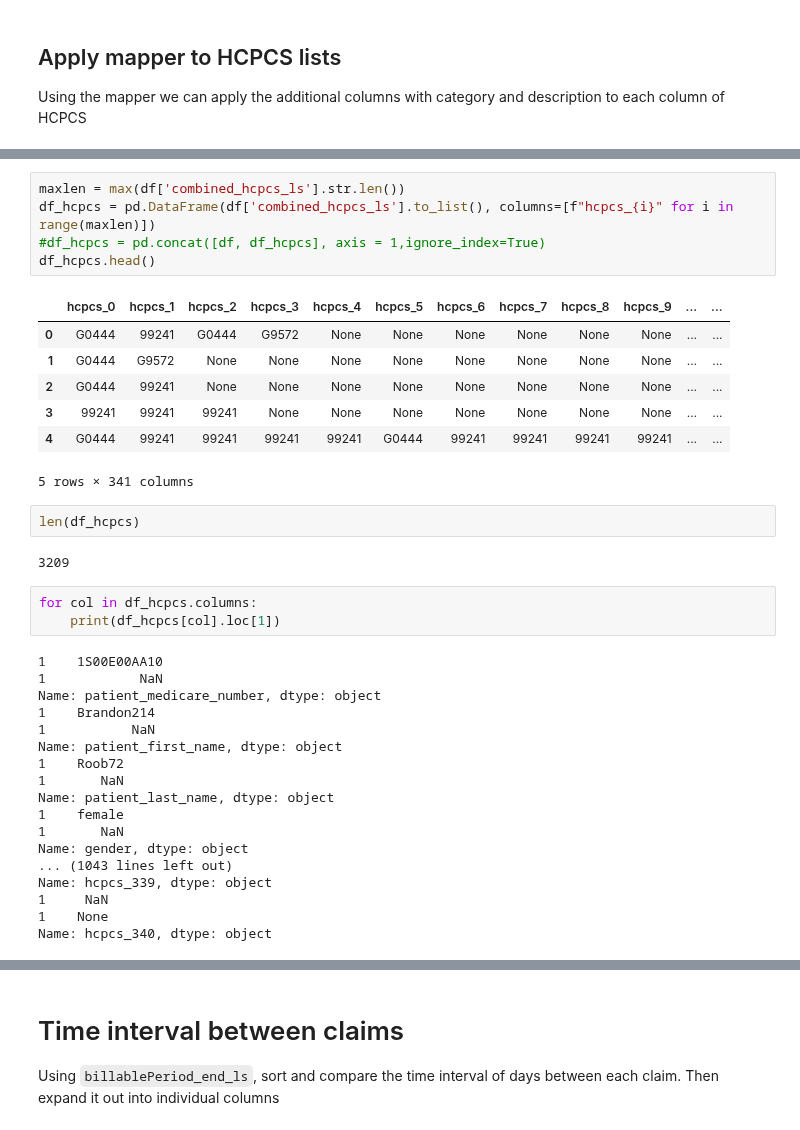
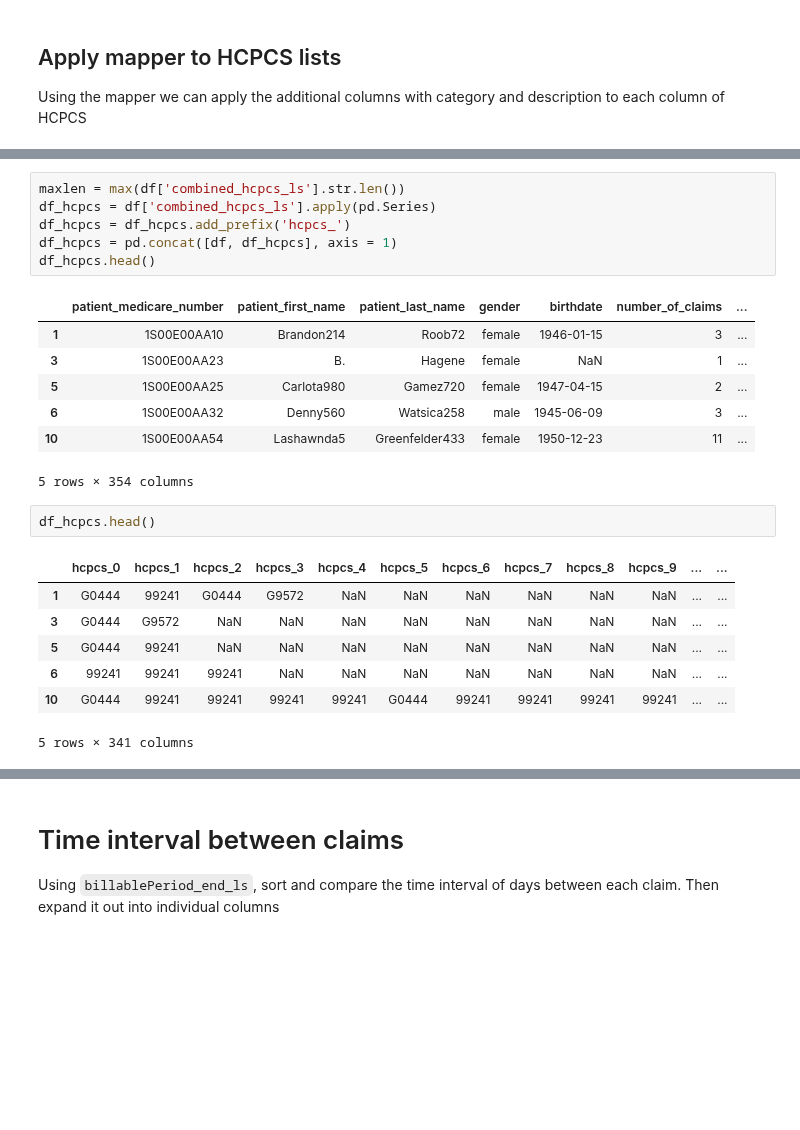
Before and after one commit to martza87/siads_696_mII, a Jupyter notebook: src/04_create_unsupervised_features.ipynb, the cells around one changed output, grey strips where cells are left out. Drawn from its saved outputs; the diff is of its cells as text; blank space fills up the shorter version.

```diff
--- a/src/04_create_unsupervised_features.ipynb
+++ b/src/04_create_unsupervised_features.ipynb
@@ -166,39 +67,25 @@ print(len(df))
 # %%
 maxlen = max(df['combined_hcpcs_ls'].str.len())
-df_hcpcs = pd.DataFrame(df['combined_hcpcs_ls'].to_list(), columns=[f"hcpcs_{i}" for i in range(maxlen)])
-#df_hcpcs = pd.concat([df, df_hcpcs], axis = 1,ignore_index=True)
+df_hcpcs = df['combined_hcpcs_ls'].apply(pd.Series)
+df_hcpcs = df_hcpcs.add_prefix('hcpcs_')
+df_hcpcs = pd.concat([df, df_hcpcs], axis = 1)
 df_hcpcs.head()
 # %% [output]
-|  | hcpcs_0 | hcpcs_1 | hcpcs_2 | hcpcs_3 | hcpcs_4 | hcpcs_5 | hcpcs_6 | hcpcs_7 | hcpcs_8 | hcpcs_9 | ... | ... |
-| 0 | G0444 | 99241 | G0444 | G9572 | None | None | None | None | None | None | ... | ... |
-| 1 | G0444 | G9572 | None | None | None | None | None | None | None | None | ... | ... |
-| 2 | G0444 | 99241 | None | None | None | None | None | None | None | None | ... | ... |
-| 3 | 99241 | 99241 | 99241 | None | None | None | None | None | None | None | ... | ... |
-| 4 | G0444 | 99241 | 99241 | 99241 | 99241 | G0444 | 99241 | 99241 | 99241 | 99241 | ... | ... |
+|  | patient_medicare_number | patient_first_name | patient_last_name | gender | birthdate | number_of_claims | ... |
+| 1 | 1S00E00AA10 | Brandon214 | Roob72 | female | 1946-01-15 | 3 | ... |
+| 3 | 1S00E00AA23 | B. | Hagene | female | NaN | 1 | ... |
+| 5 | 1S00E00AA25 | Carlota980 | Gamez720 | female | 1947-04-15 | 2 | ... |
+| 6 | 1S00E00AA32 | Denny560 | Watsica258 | male | 1945-06-09 | 3 | ... |
+| 10 | 1S00E00AA54 | Lashawnda5 | Greenfelder433 | female | 1950-12-23 | 11 | ... |
-5 rows × 341 columns
+5 rows × 354 columns
-# %%
-len(df_hcpcs)
-# %% [output]
-3209
-# %%
-for col in df_hcpcs.columns:
-    print(df_hcpcs[col].loc[1])
-# %% [output]
-1    1S00E00AA10
-1            NaN
-Name: patient_medicare_number, dtype: object
-1    Brandon214
-1           NaN
-Name: patient_first_name, dtype: object
-1    Roob72
-1       NaN
-Name: patient_last_name, dtype: object
-1    female
-1       NaN
-Name: gender, dtype: object
-... (1043 lines left out)
-Name: hcpcs_339, dtype: object
-1     NaN
-1    None
-Name: hcpcs_340, dtype: object
+# %%
+df_hcpcs.head()
+# %% [output]
+|  | hcpcs_0 | hcpcs_1 | hcpcs_2 | hcpcs_3 | hcpcs_4 | hcpcs_5 | hcpcs_6 | hcpcs_7 | hcpcs_8 | hcpcs_9 | ... | ... |
+| 1 | G0444 | 99241 | G0444 | G9572 | NaN | NaN | NaN | NaN | NaN | NaN | ... | ... |
+| 3 | G0444 | G9572 | NaN | NaN | NaN | NaN | NaN | NaN | NaN | NaN | ... | ... |
+| 5 | G0444 | 99241 | NaN | NaN | NaN | NaN | NaN | NaN | NaN | NaN | ... | ... |
+| 6 | 99241 | 99241 | 99241 | NaN | NaN | NaN | NaN | NaN | NaN | NaN | ... | ... |
+| 10 | G0444 | 99241 | 99241 | 99241 | 99241 | G0444 | 99241 | 99241 | 99241 | 99241 | ... | ... |
+5 rows × 341 columns
 # %%
```
Also changed, not shown: parts of 24 cells of this notebook, 5 other files.
